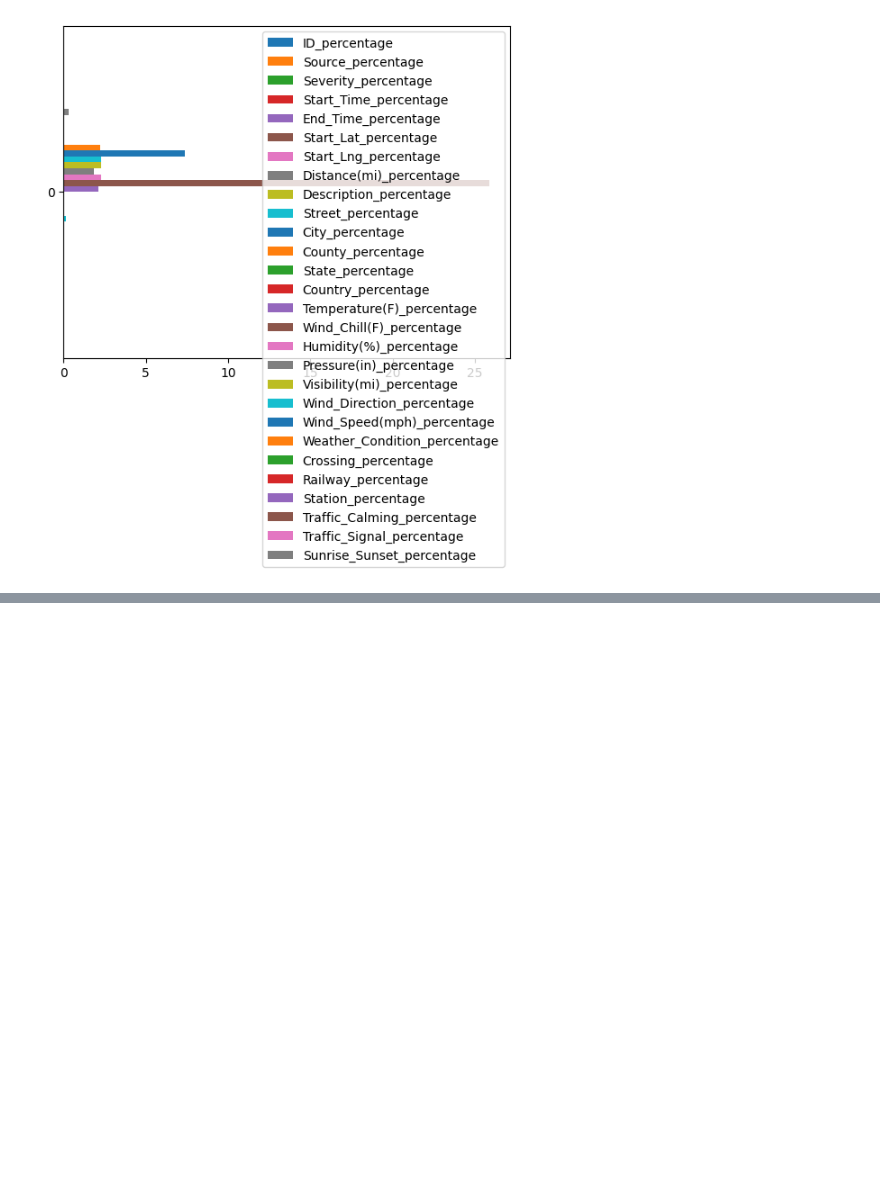
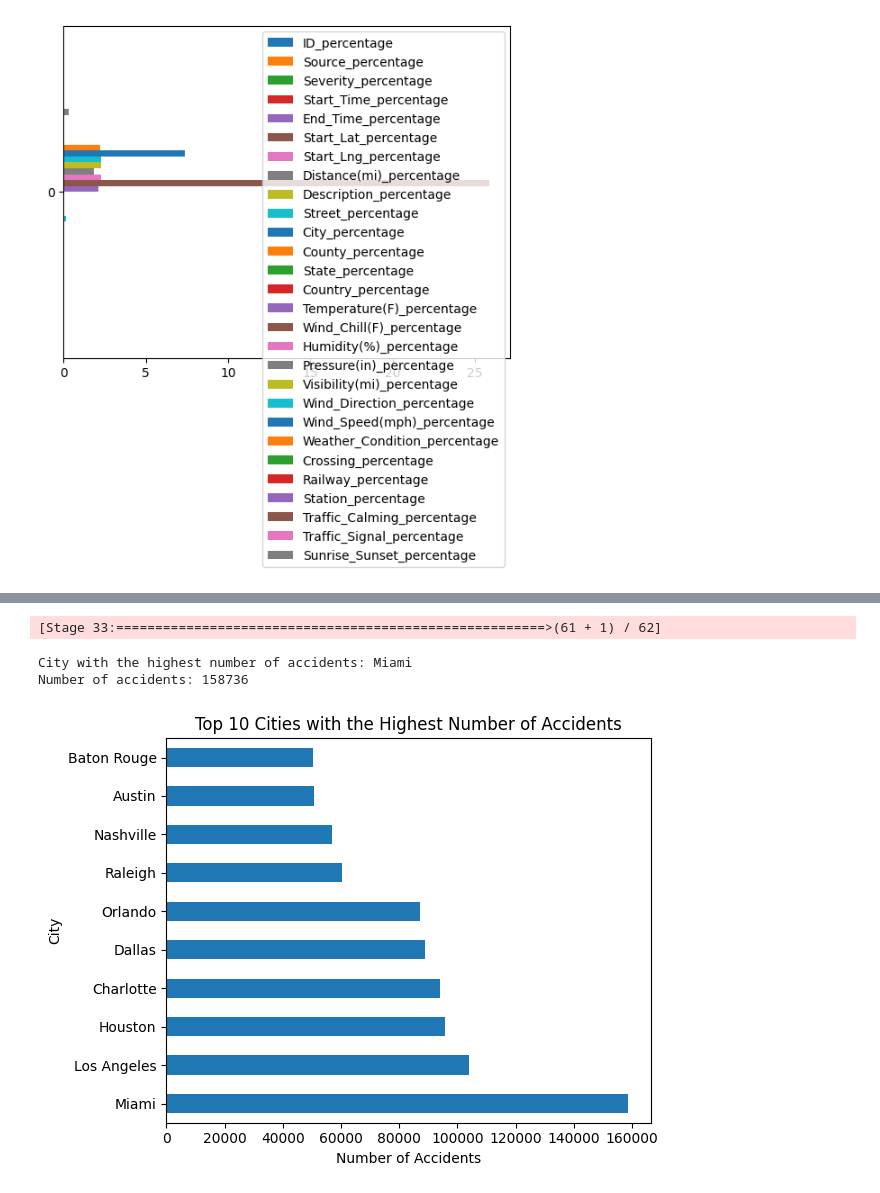
Before and after one commit to ahmedasad236/US-Accidents-Analysis, a Jupyter notebook: spark/EDA.ipynb, the cells around one changed output, grey strips where cells are left out. Saved outputs shown, nothing was run; the diff lists cells and outputs as text; code cells hidden in the pictures; blank space fills up the shorter version.

Commit message:
Finish EDA phase
- Analysis for Severity
- Analysis for City
- Analysis for Weather_Condition
- Analysis for Start_Time
- Analysis for Start_Lat & Start_Lng

```diff
--- a/spark/EDA.ipynb
+++ b/spark/EDA.ipynb
@@ -10,8 +22,10 @@ load_dotenv()
 key_filepath = os.getenv("GOOGLE_APPLICATION_CREDENTIALS")
 # %%
 spark = SparkSession.builder \
-    .master("local[8]") \
+    .master("local[*]") \
     .appName("US Accidents") \
+    .config("spark.executor.memory", "10g") \
+    .config("spark.driver.memory", "10g") \
     .config("spark.hadoop.fs.gs.impl", "com.google.cloud.hadoop.fs.gcs.GoogleHadoopFileSystem") \
     .config("spark.hadoop.google.cloud.auth.service.account.json.keyfile",key_filepath  ) \
     .config("spark.hadoop.google.cloud.auth.service.account.enable", "true") \
@@ -103,0 +173,33 @@ merged_df = merged_df.dropna()
+# %%
+# Group the data by 'City' and count the number of occurrences
+city_accident_counts = merged_df.groupBy('City').count()
+
+# Sort the result in descending order based on the accident counts
+city_accident_counts = city_accident_counts.orderBy(desc('count'))
+
+# Get the city with the highest number of accidents
+highest_accident_city = city_accident_counts.first()
+
+# Display the city with the highest number of accidents
+print("City with the highest number of accidents:", highest_accident_city['City'])
+print("Number of accidents:", highest_accident_city['count'])
+# %% [output]
+[Stage 33:=======================================================>(61 + 1) / 62]
+City with the highest number of accidents: Miami
+Number of accidents: 158736
+# %%
+# Convert PySpark DataFrame to Pandas DataFrame
+city_accident_counts_pandas = city_accident_counts.toPandas()
+
+# Set 'City' column as the index
+city_accident_counts_pandas.set_index('City', inplace=True)
+
+# Plot the first 10 cities with the highest number of accidents
+city_accident_counts_pandas[:10].plot(kind='barh', legend=None)
+plt.title('Top 10 Cities with the Highest Number of Accidents')
+plt.xlabel('Number of Accidents')
+plt.ylabel('City')
+plt.tight_layout()
+plt.show()
+# %% [output]
+[figure, added]
```
Also changed, not shown: parts of 68 cells of this notebook.
